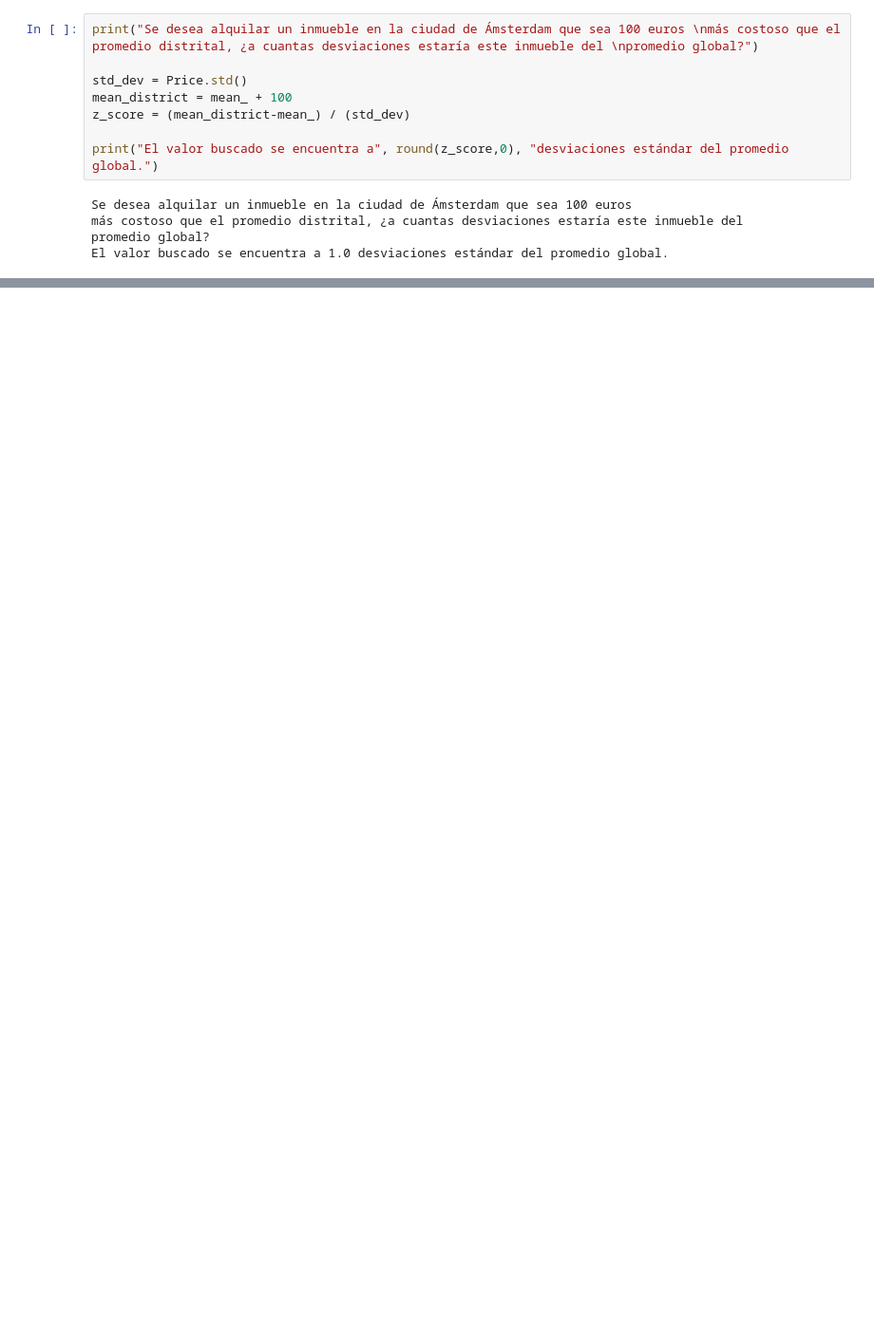
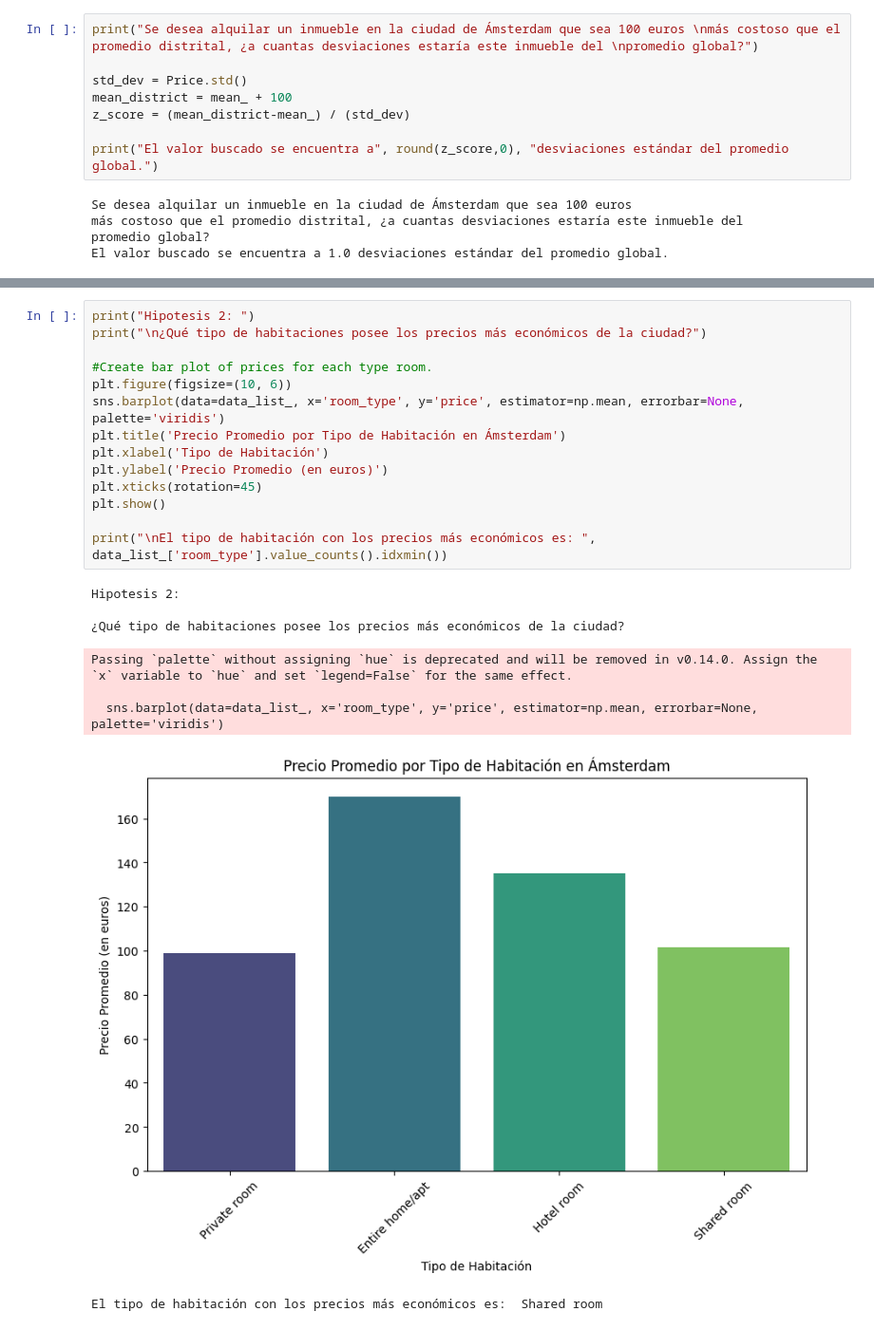
Before and after one commit to Emmaquantum/Data-Science-Proyect-Airbnb, a Jupyter notebook: PrimerReporte.ipynb, the cells around one changed output, grey strips where cells are left out. Shown: that part at 95% size. Saved outputs shown, nothing was run; the diff lists cells and outputs as text; blank space fills up the shorter version.

```diff
--- a/PrimerReporte.ipynb
+++ b/PrimerReporte.ipynb
@@ -213,0 +306,23 @@ El valor buscado se encuentra a 1.0 desviaciones estándar del promedio global.
+# %%
+print("Hipotesis 2: ")
+print("\n¿Qué tipo de habitaciones posee los precios más económicos de la ciudad?")
+
+#Create bar plot of prices for each type room.
+plt.figure(figsize=(10, 6))
+sns.barplot(data=data_list_, x='room_type', y='price', estimator=np.mean, errorbar=None, palette='viridis')
+plt.title('Precio Promedio por Tipo de Habitación en Ámsterdam')
+plt.xlabel('Tipo de Habitación')
+plt.ylabel('Precio Promedio (en euros)')
+plt.xticks(rotation=45)
+plt.show()
+
+print("\nEl tipo de habitación con los precios más económicos es: ", data_list_['room_type'].value_counts().idxmin())
+# %% [output]
+Hipotesis 2:
+
+¿Qué tipo de habitaciones posee los precios más económicos de la ciudad?
+Passing `palette` without assigning `hue` is deprecated and will be removed in v0.14.0. Assign the `x` variable to `hue` and set `legend=False` for the same effect.
+
+  sns.barplot(data=data_list_, x='room_type', y='price', estimator=np.mean, errorbar=None, palette='viridis')
+[figure, added]
+El tipo de habitación con los precios más económicos es:  Shared room
```
Also changed, not shown: parts of 17 cells of this notebook.
